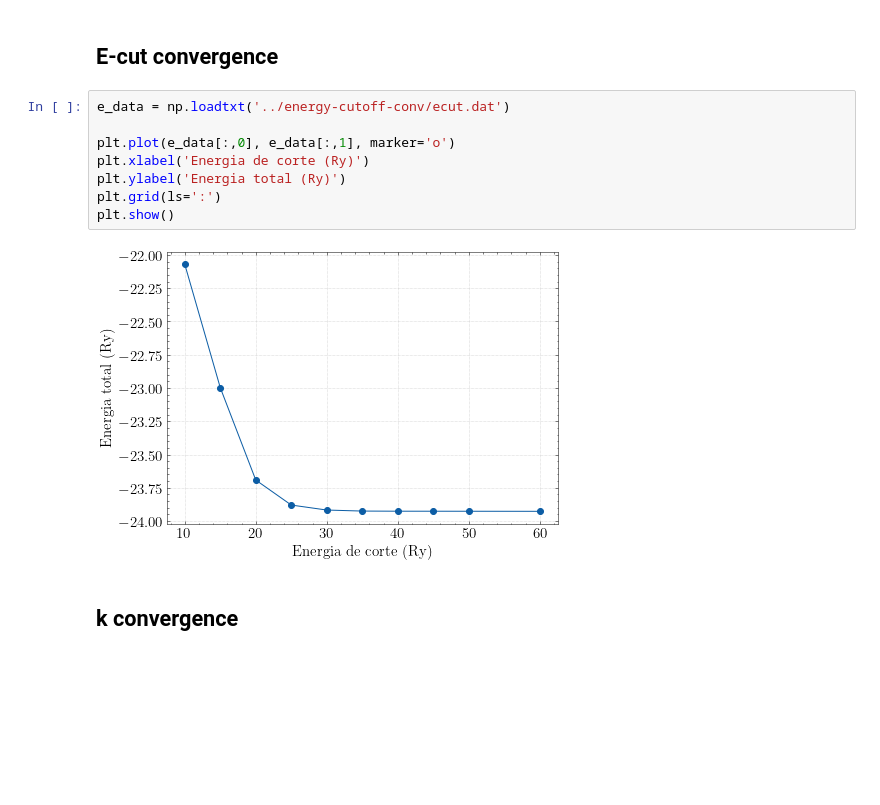
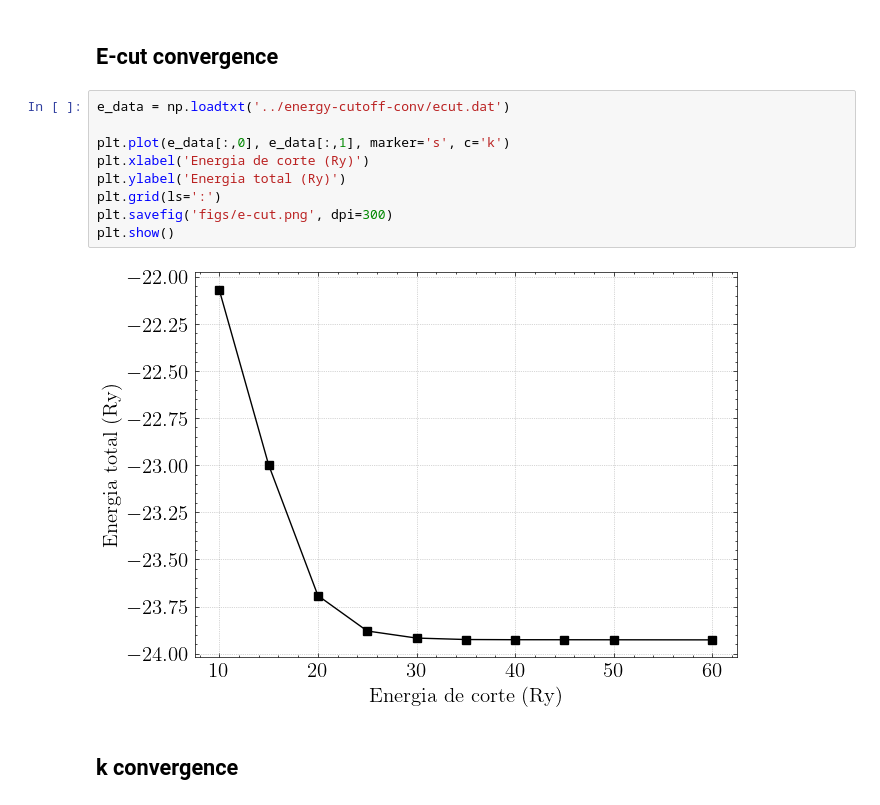
Before and after one commit to franklinzppa/electronic-structure, a Jupyter notebook: DFT/graphene/data-analysis/analysis.ipynb, the cells around one changed output. Saved outputs shown, nothing was run; the diff lists cells and outputs as text; blank space fills up the shorter version.

```diff
--- a/DFT/graphene/data-analysis/analysis.ipynb
+++ b/DFT/graphene/data-analysis/analysis.ipynb
@@ -15,13 +15,14 @@ plt.rcParams['text.usetex'] = True
 # %%
 e_data = np.loadtxt('../energy-cutoff-conv/ecut.dat')
 
-plt.plot(e_data[:,0], e_data[:,1], marker='o')
+plt.plot(e_data[:,0], e_data[:,1], marker='s', c='k')
 plt.xlabel('Energia de corte (Ry)')
 plt.ylabel('Energia total (Ry)')
 plt.grid(ls=':')
+plt.savefig('figs/e-cut.png', dpi=300)
 plt.show()
 # %% [output]
-[figure, old version]
+[figure, new version]
 # %% [markdown]
 ## k convergence
 # %%
```
Also changed, not shown: parts of 4 cells of this notebook, 5 other files.
